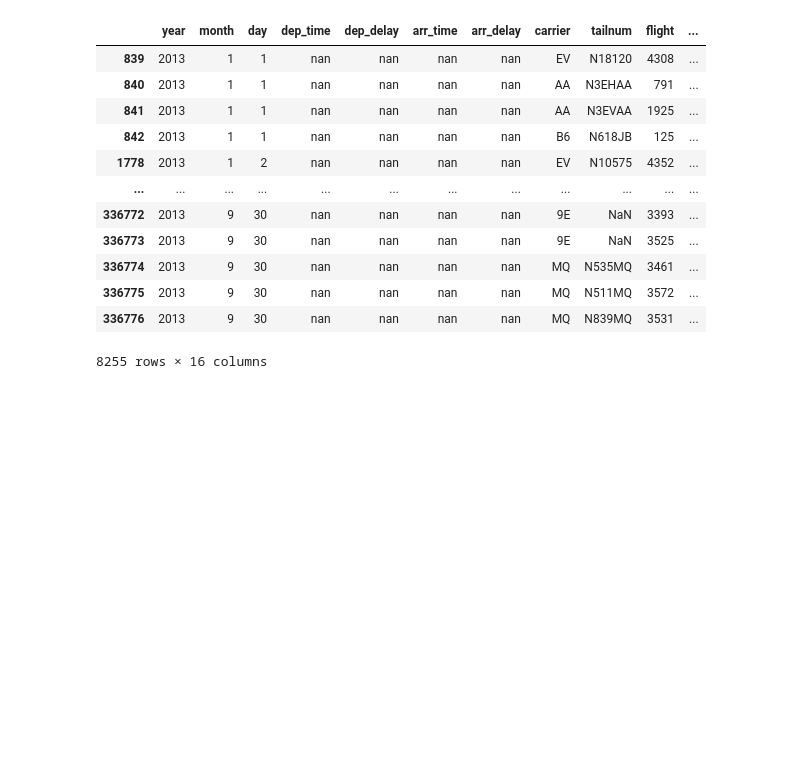
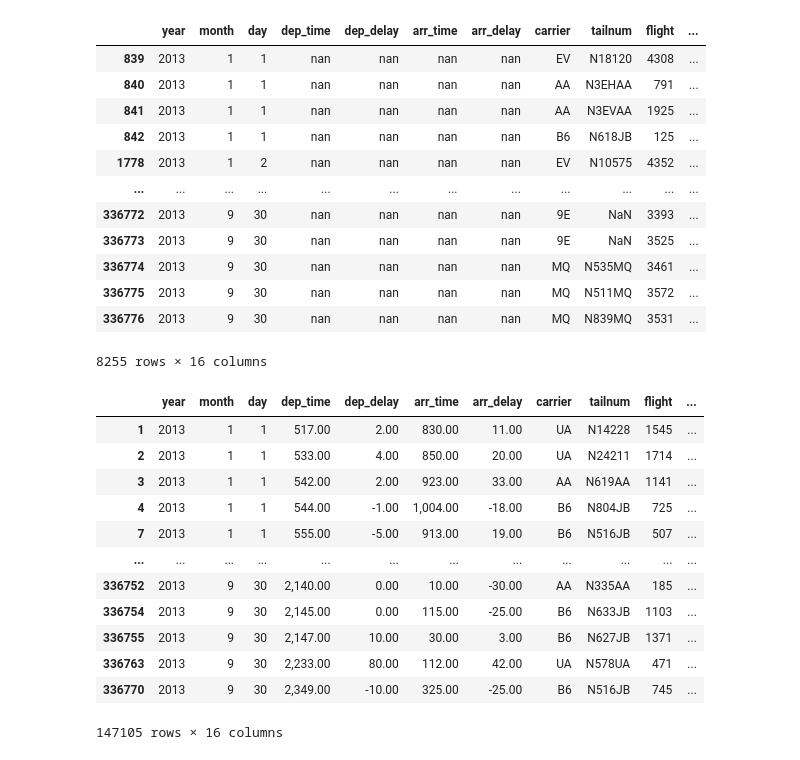
Before and after one commit to sushtend/100-days-of-ml-code, a Jupyter notebook: code/ml/pandas/Pandas head() to tail() (Beginner) | SciPy 2018 Tutorial.ipynb, the cells around one changed output. Drawn from its saved outputs; the diff is of its cells as text; code cells hidden in the pictures; blank space fills up the shorter version.

```diff
--- a/code/ml/pandas/Pandas head() to tail() (Beginner) | SciPy 2018 Tutorial.ipynb
+++ b/code/ml/pandas/Pandas head() to tail() (Beginner) | SciPy 2018 Tutorial.ipynb
@@ -251,3 +251,19 @@ flights[flights.dep_time.isnull()]
 | 336775 | 2013 | 9 | 30 | nan | nan | nan | nan | MQ | N511MQ | 3572 | ... |
 | 336776 | 2013 | 9 | 30 | nan | nan | nan | nan | MQ | N839MQ | 3531 | ... |
 8255 rows × 16 columns
+# %%
+flights[flights["distance"] >1000]
+# %% [output]
+|  | year | month | day | dep_time | dep_delay | arr_time | arr_delay | carrier | tailnum | flight | ... |
+| 1 | 2013 | 1 | 1 | 517.00 | 2.00 | 830.00 | 11.00 | UA | N14228 | 1545 | ... |
+| 2 | 2013 | 1 | 1 | 533.00 | 4.00 | 850.00 | 20.00 | UA | N24211 | 1714 | ... |
+| 3 | 2013 | 1 | 1 | 542.00 | 2.00 | 923.00 | 33.00 | AA | N619AA | 1141 | ... |
+| 4 | 2013 | 1 | 1 | 544.00 | -1.00 | 1,004.00 | -18.00 | B6 | N804JB | 725 | ... |
+| 7 | 2013 | 1 | 1 | 555.00 | -5.00 | 913.00 | 19.00 | B6 | N516JB | 507 | ... |
+| ... | ... | ... | ... | ... | ... | ... | ... | ... | ... | ... | ... |
+| 336752 | 2013 | 9 | 30 | 2,140.00 | 0.00 | 10.00 | -30.00 | AA | N335AA | 185 | ... |
+| 336754 | 2013 | 9 | 30 | 2,145.00 | 0.00 | 115.00 | -25.00 | B6 | N633JB | 1103 | ... |
+| 336755 | 2013 | 9 | 30 | 2,147.00 | 10.00 | 30.00 | 3.00 | B6 | N627JB | 1371 | ... |
+| 336763 | 2013 | 9 | 30 | 2,233.00 | 80.00 | 112.00 | 42.00 | UA | N578UA | 471 | ... |
+| 336770 | 2013 | 9 | 30 | 2,349.00 | -10.00 | 325.00 | -25.00 | B6 | N516JB | 745 | ... |
+147105 rows × 16 columns
```
Also changed, not shown: parts of 48 cells of this notebook.
